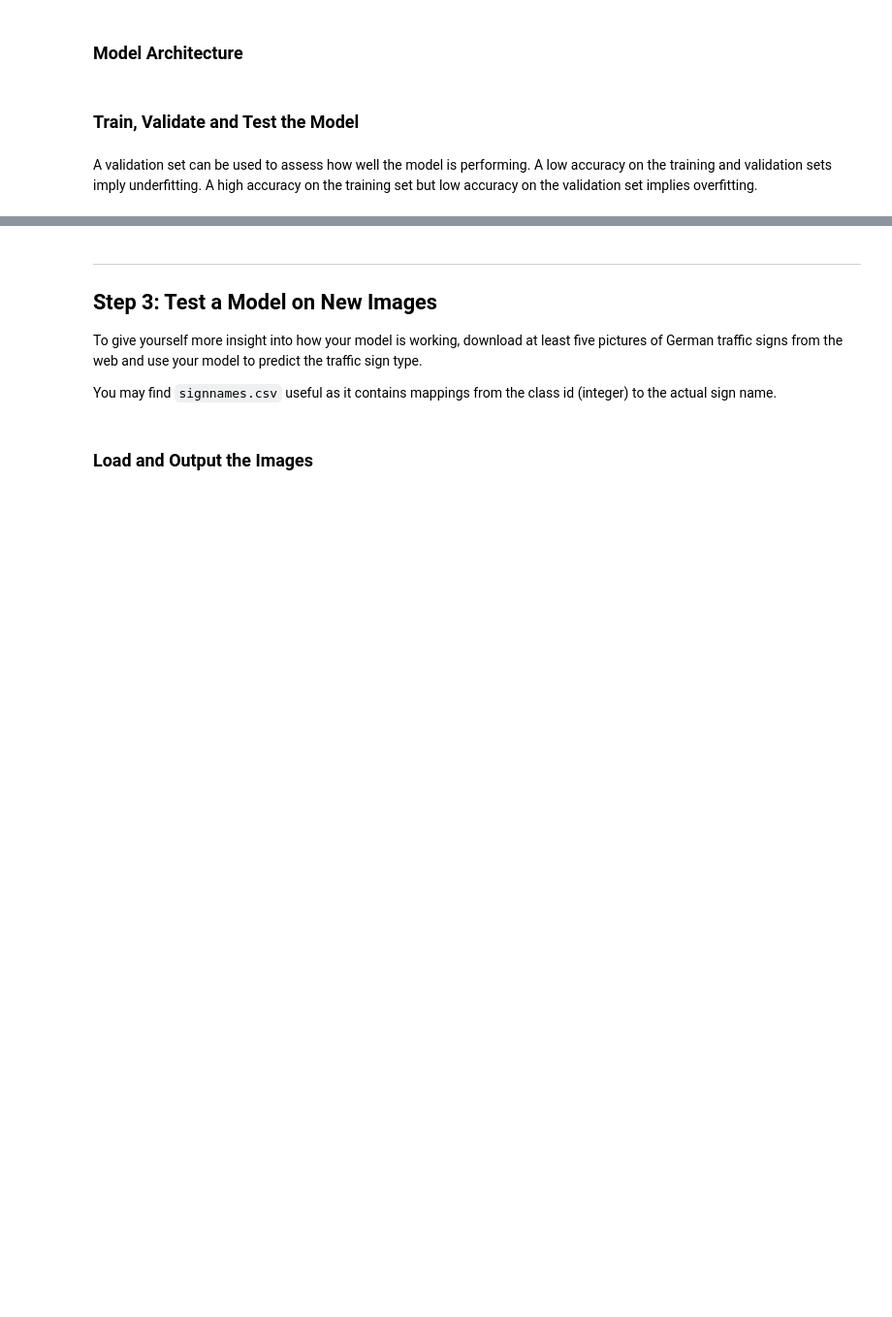
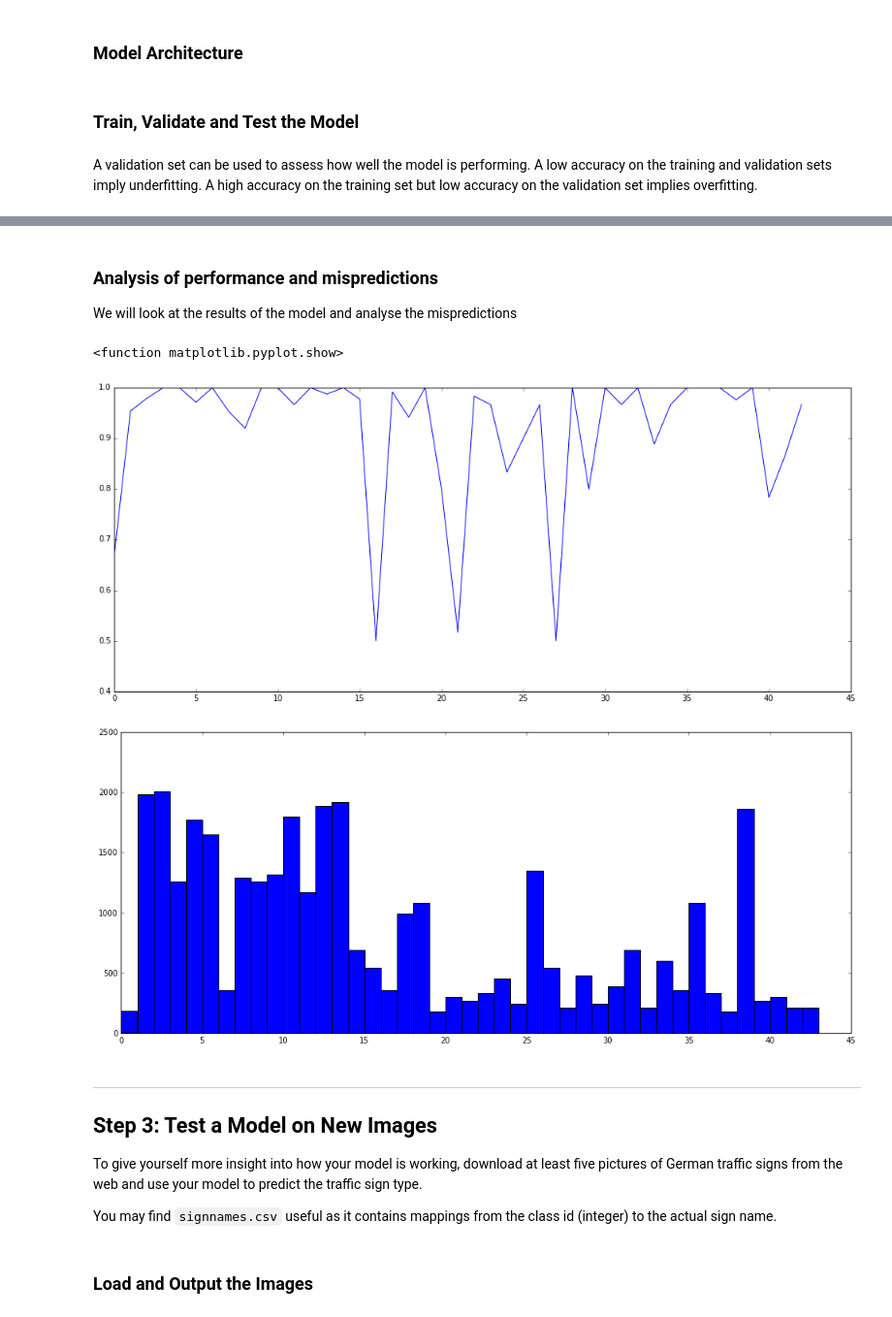
Before and after one commit to precyon/Traffic-Sign-Classifier, a Jupyter notebook: Traffic_Sign_Classifier.ipynb, the cells around one changed output, grey strips where cells are left out. Shown at 97% size. Cells and saved outputs as stored; diff of their text form; code cells hidden in the pictures; blank space fills up the shorter version.

Commit message:
Added a section for and added basic analysis of mispredictions

```diff
--- a/Traffic_Sign_Classifier.ipynb
+++ b/Traffic_Sign_Classifier.ipynb
@@ -73,12 +73,16 @@ n_test = x_test.shape[0]
 image_shape = x_train[0].shape
 
 # TODO: How many unique classes/labels there are in the dataset.
-n_classes = np.unique(y_train).size
+unique_classes, class_counts = np.unique(y_train, return_counts=True)
+n_classes = unique_classes.size
 
 print("Number of training examples =", n_train)
 print("Number of testing examples =", n_test)
 print("Image data shape =", image_shape)
 print("Number of classes =", n_classes)
+
+print("Distributions")
+print(dict(zip(unique_classes, class_counts)))
 # %% [output]
 Number of training examples = 34799
 Number of testing examples = 12630
@@ -332,7 +338,7 @@ y_oh = toOneHot(y, n_classes)
 # %%
 # Errors, loss and optimizers
 rate = 0.001
-EPOCHS = 100
+EPOCHS = 50
 BATCH_SIZE = 128
 L2_REG = 0.0
 
@@ -382,6 +397,7 @@ saver = tf.train.Saver()
 ### Feel free to use as many code cells as needed.
 
 with tf.Session() as sess:
+    print("Initializing")
     sess.run(tf.global_variables_initializer())
     #summary_operation = tf.summary.merge_all()
     #graphwriter = tf.summary.FileWriter("./logs")
@@ -406,13 +422,13 @@ with tf.Session() as sess:
     elapsed = timeit.default_timer() - start_time
 
     # Evaluate training and validation accuracies
-    validation_accuracy = evaluate(x_valid, y_valid)
-    training_accuracy   = evaluate(x_train, y_train)
-    print()
+    validation_predictions, validation_accuracy = evaluate(x_valid, y_valid)
+    training_predictions, training_accuracy   = evaluate(x_train, y_train)
+    print(validation_predictions.shape)
     print("Training accuracy %f" % training_accuracy)
     print("Validation accuracy %f" % validation_accuracy)
 
-    #saver.save(sess, './models/lenet')
+    #saver.save(sess, './models/lenet5-mod')
 
 print()
 print("Training time: %fs" % elapsed)
@@ -437,3 +453,41 @@ Training time: 273.545010s
+# %% [markdown]
+### Analysis of performance and mispredictions
+
+We will look at the results of the model and analyse the mispredictions
+# %%
+correctness = (validation_predictions == y_valid)
+#print(np.count_nonzero(correctness)/correctness.size)
+validDict = np.zeros((n_classes,1))
+for sign in range(n_classes):
+    signcorrectness = correctness[y_valid==sign]
+    signaccuracy = np.count_nonzero(signcorrectness)/signcorrectness.size
+    validDict[sign] = signaccuracy
+
+
+plt.figure(figsize=(17,7))
+plt.plot(np.arange(n_classes), validDict)
+plt.show
+
+compFig = plt.figure(figsize=(17, 7))
+plt.hist(y_train, bins=np.arange(y_train.min(), y_train.max()+2))
+plt.show
+
+#print(np.arange(0, 1, 10))
+
+#imgpos = np.argwhere((y_valid==24))
+#nimg = imgpos.size
+
+#the24 = np.squeeze(x_valid[imgpos])
+#print(the24.shape)
+
+#nshow = np.random.randint(low=0, high=nimg, size=1)
+#print(nimg)
+#plt.imshow(the24[nshow[0], :,:,:])
+#plt.show
+# %% [output]
+<function matplotlib.pyplot.show>
+[figure, added]
+[figure, added]
 # %% [markdown]
 ---
 
```
Also changed, not shown: parts of 4 cells of this notebook.
